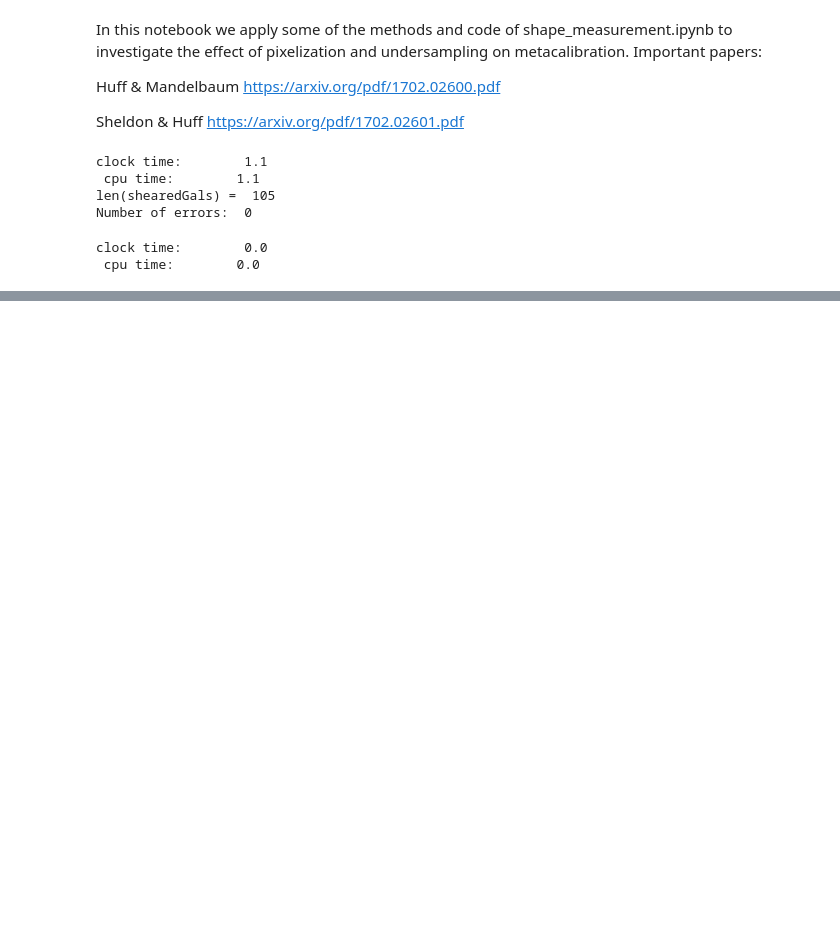
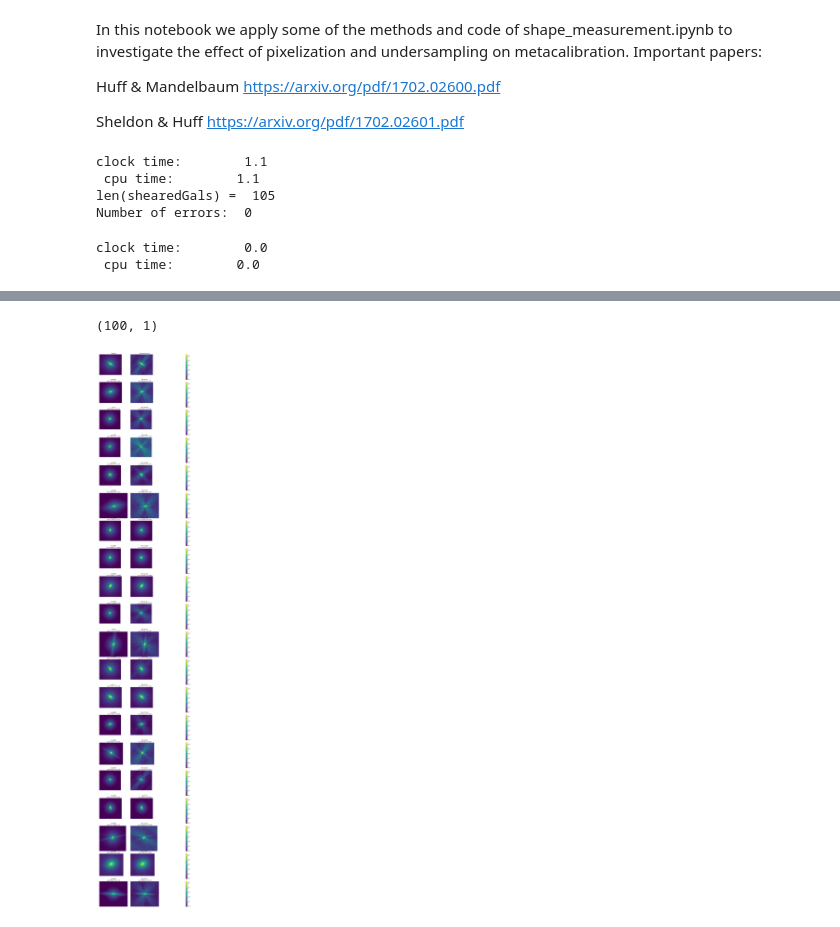
Before and after one commit to earosenberg/wl-bias-leaps, a Jupyter notebook: metacal-sampling.ipynb, the cells around one changed output, grey strips where cells are left out. Cells and saved outputs as stored; diff of their text form; code cells hidden in the pictures; blank space fills up the shorter version.

```diff
--- a/metacal-sampling.ipynb
+++ b/metacal-sampling.ipynb
@@ -155,0 +171,2 @@ a=sm.cfGal(galii,psfii,shearList)[0].drawImage()
+# %%
+base_images=[galsim.ImageF(gal.array.shape[0],gal.array.shape[1],scale=pixel_scale) for gal in galIms]
@@ -155,0 +183,18 @@ a=sm.cfGal(galii,psfii,shearList)[0].drawImage()
+# %%
+print shearedIm.shape
+# %% [output]
+(100, 1)
+# %%
+psf_sigma=1
+obsOrig = np.array([sm.measureShape(gal,image_psf, hlr[i]*pixel_scale, psf_sigma, pixel_scale) for i,gal in enumerate(galIms)])
+obsConv = np.array([sm.measureShape(gal,image_psf, hlr[i]*pixel_scale, psf_sigma, pixel_scale) for i,gal in enumerate(shearedIm.transpose()[0])])
+
+    #        obsRow = [measureShape(noisyIm, image_psf) for noisyIm in noisyImRow]
+# %%
+e1,e2 = obsOrig.transpose()[0],obsOrig.transpose()[1]
+e1c,e2c = obsConv.transpose()[0],obsConv.transpose()[1]
+# %%
+shearedFlat = shearedIm.flatten()
+#shearedFlatNoE = shearedImNoE.flatten()
+gi=np.array(galIms).reshape(100,1)
+gi=np.repeat(gi, 0, axis=1).flatten()
@@ -155,0 +215,35 @@ a=sm.cfGal(galii,psfii,shearList)[0].drawImage()
+# %%
+from matplotlib.colors import LogNorm
+x=20
+zoom = False
+vlim = False
+
+if vlim:
+    vmax = 0.1
+else:
+    vmax=None
+
+norm = LogNorm()
+fig,ax=plt.subplots(x,3,figsize=(16,100),sharey=True,sharex=True)
+for i in range(x):
+    subax0,subax1,subax2 = ax[i,0], ax[i,1], ax[i,2]
+    subax0.imshow(np.abs(galIms[i].array),interpolation='none',vmax=vmax,norm=norm)
+    _im2=subax1.imshow(np.abs(shearedFlat[i].array), interpolation='none', vmax=vmax,norm=norm)
+    #_im2 = subax2.imshow(np.abs(shearedFlatNoE[i].array), interpolation='none', vmax=vmax,norm=norm)
+    subax0.axes.axis('off');subax1.axes.axis('off');subax2.axes.axis('off')
+    title = "RE={0} \n e1={1}, e2={2}".format(np.round(hlr[small100I[i]],3), np.round(e1c[i],3), np.round(e2c[i],3))
+    title2 = "n={0} \n e1={1}, e2={2}".format(np.round(sn[small100I][i],3),np.round(e1[i],3), np.round(e2[i],3))
+    subax0.set_title(title2)
+    subax1.set_title(title)
+    #subax2.set_title(np.round(sn[small100I][i],3))
+    if zoom:
+        for subax in (subax0,subax1,subax2):
+            subax.set_xlim(50,110)
+            subax.set_ylim(50,110)
+    fig.colorbar(_im2,ax=subax2)
+ax[0,0].set_title('Original')
+ax[0,1].set_title('Reconvolved_Dil')
+#ax[0,2].set_title('Reconvolved_noDil')
+plt.subplots_adjust(hspace=0.1,wspace=0.1)
+# %% [output]
+[figure, added]
```
Also changed, not shown: parts of 11 cells of this notebook, 1 other file.
